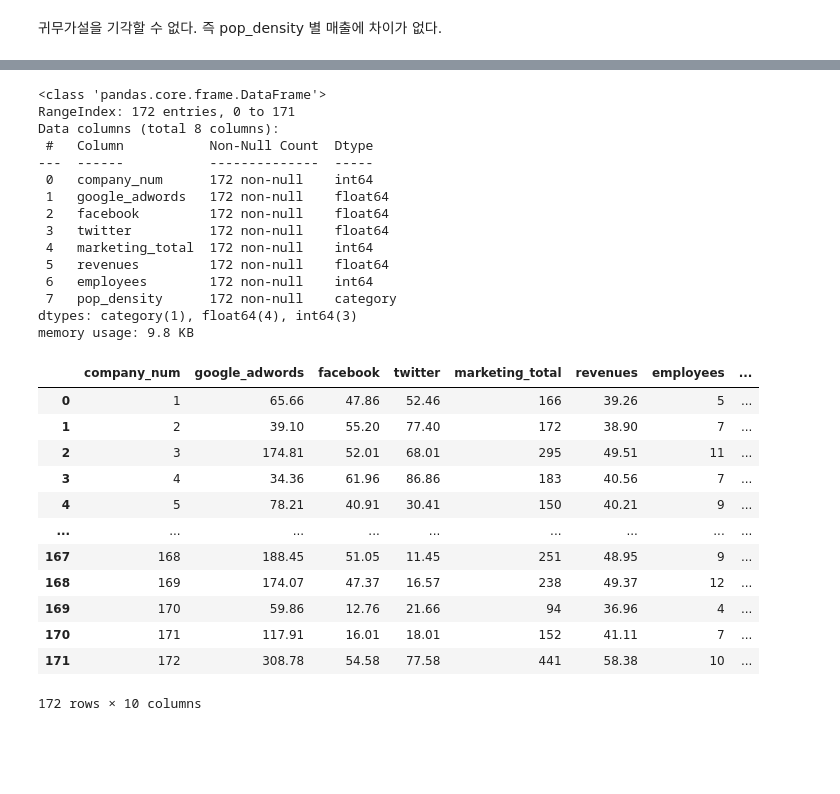
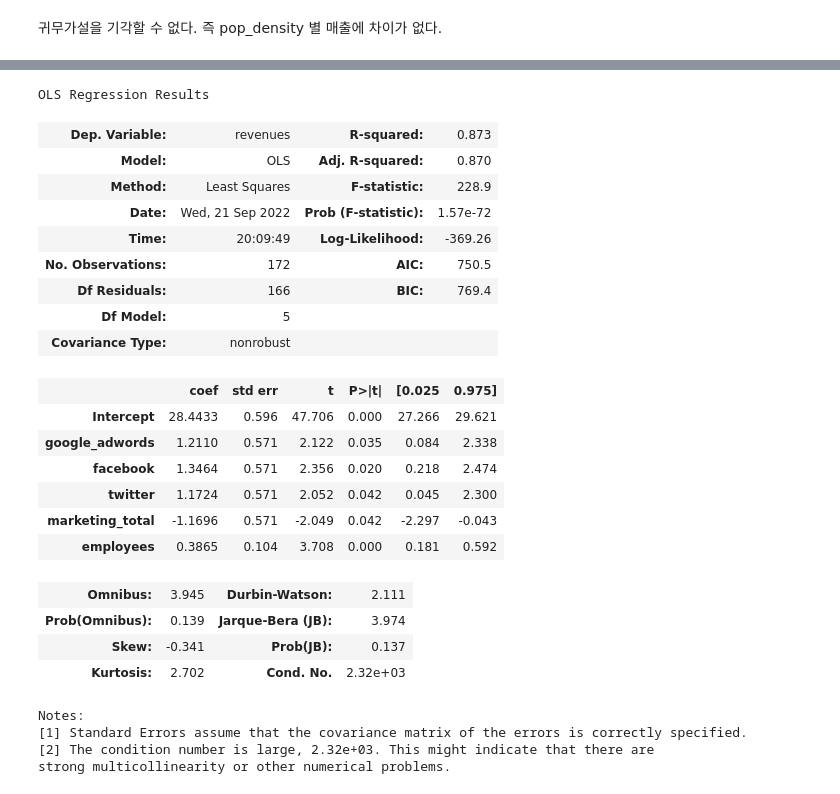
Before and after one commit to teng-ny/ADPStudy, a Jupyter notebook: ADP(데이터에듀)모의고사/4회/(4회) 2. 통계분석.ipynb, the cells around one changed output, grey strips where cells are left out. Cells and saved outputs as stored; diff of their text form; code cells hidden in the pictures; blank space fills up the shorter version.

```diff
--- a/ADP(데이터에듀)모의고사/4회/(4회) 2. 통계분석.ipynb
+++ b/ADP(데이터에듀)모의고사/4회/(4회) 2. 통계분석.ipynb
@@ -77,40 +63,33 @@ data
-# %%
-data.info()
-# %% [output]
-<class 'pandas.core.frame.DataFrame'>
-RangeIndex: 172 entries, 0 to 171
-Data columns (total 8 columns):
- #   Column           Non-Null Count  Dtype
----  ------           --------------  -----
- 0   company_num      172 non-null    int64
- 1   google_adwords   172 non-null    float64
- 2   facebook         172 non-null    float64
- 3   twitter          172 non-null    float64
- 4   marketing_total  172 non-null    int64
- 5   revenues         172 non-null    float64
- 6   employees        172 non-null    int64
- 7   pop_density      172 non-null    category
-dtypes: category(1), float64(4), int64(3)
-memory usage: 9.8 KB
-# %%
-pd.get_dummies(data)
-# %% [output]
-|  | company_num | google_adwords | facebook | twitter | marketing_total | revenues | employees | ... |
-| 0 | 1 | 65.66 | 47.86 | 52.46 | 166 | 39.26 | 5 | ... |
-| 1 | 2 | 39.10 | 55.20 | 77.40 | 172 | 38.90 | 7 | ... |
-| 2 | 3 | 174.81 | 52.01 | 68.01 | 295 | 49.51 | 11 | ... |
-| 3 | 4 | 34.36 | 61.96 | 86.86 | 183 | 40.56 | 7 | ... |
-| 4 | 5 | 78.21 | 40.91 | 30.41 | 150 | 40.21 | 9 | ... |
-| ... | ... | ... | ... | ... | ... | ... | ... | ... |
-| 167 | 168 | 188.45 | 51.05 | 11.45 | 251 | 48.95 | 9 | ... |
-| 168 | 169 | 174.07 | 47.37 | 16.57 | 238 | 49.37 | 12 | ... |
-| 169 | 170 | 59.86 | 12.76 | 21.66 | 94 | 36.96 | 4 | ... |
-| 170 | 171 | 117.91 | 16.01 | 18.01 | 152 | 41.11 | 7 | ... |
-| 171 | 172 | 308.78 | 54.58 | 77.58 | 441 | 58.38 | 10 | ... |
-172 rows × 10 columns
 # %%
 import numpy as np
 from statsmodels.formula.api import ols
 from statsmodels.stats.outliers_influence import variance_inflation_factor
 
-value="+".join(list(data.drop(columns=['company_num', 'revenues'])))
+model = ols('revenues ~ google_adwords + facebook +  twitter + marketing_total + employees' , data=data ).fit()
+model.summary()
+# %% [output]
+OLS Regression Results
+| Dep. Variable: | revenues | R-squared: | 0.873 |
+| Model: | OLS | Adj. R-squared: | 0.870 |
+| Method: | Least Squares | F-statistic: | 228.9 |
+| Date: | Wed, 21 Sep 2022 | Prob (F-statistic): | 1.57e-72 |
+| Time: | 20:09:49 | Log-Likelihood: | -369.26 |
+| No. Observations: | 172 | AIC: | 750.5 |
+| Df Residuals: | 166 | BIC: | 769.4 |
+| Df Model: | 5 |  |  |
+| Covariance Type: | nonrobust |  |  |
+|  | coef | std err | t | P>|t| | [0.025 | 0.975] |
+| Intercept | 28.4433 | 0.596 | 47.706 | 0.000 | 27.266 | 29.621 |
+| google_adwords | 1.2110 | 0.571 | 2.122 | 0.035 | 0.084 | 2.338 |
+| facebook | 1.3464 | 0.571 | 2.356 | 0.020 | 0.218 | 2.474 |
+| twitter | 1.1724 | 0.571 | 2.052 | 0.042 | 0.045 | 2.300 |
+| marketing_total | -1.1696 | 0.571 | -2.049 | 0.042 | -2.297 | -0.043 |
+| employees | 0.3865 | 0.104 | 3.708 | 0.000 | 0.181 | 0.592 |
+| Omnibus: | 3.945 | Durbin-Watson: | 2.111 |
+| Prob(Omnibus): | 0.139 | Jarque-Bera (JB): | 3.974 |
+| Skew: | -0.341 | Prob(JB): | 0.137 |
+| Kurtosis: | 2.702 | Cond. No. | 2.32e+03 |
+Notes:
+[1] Standard Errors assume that the covariance matrix of the errors is correctly specified.
+[2] The condition number is large, 2.32e+03. This might indicate that there are
+strong multicollinearity or other numerical problems.
```
Also changed, not shown: parts of 24 cells of this notebook.
